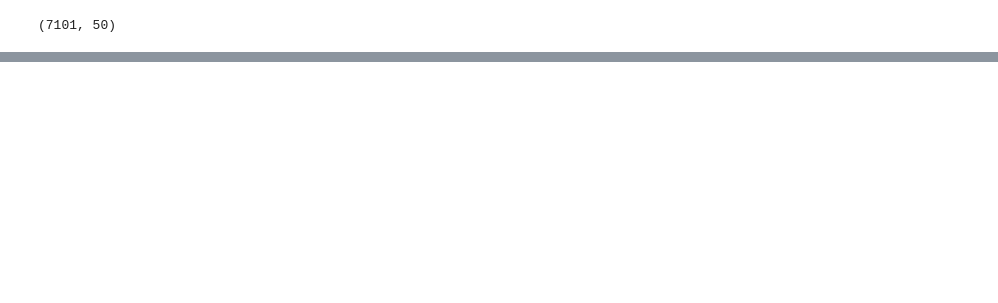
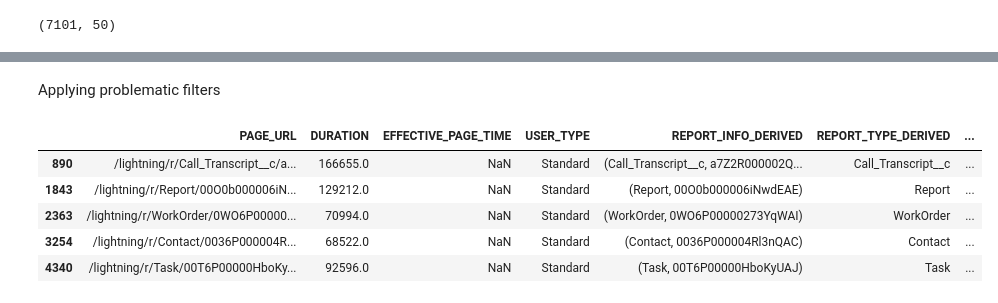
Before and after one commit to dell-splab/lightning-analysis, a Jupyter notebook: 1.4 What kind of users are running these reports.ipynb, the cells around one changed output, grey strips where cells are left out. Saved outputs shown, nothing was run; the diff lists cells and outputs as text; code cells hidden in the pictures; blank space fills up the shorter version.

```diff
--- a/1.4 What kind of users are running these reports.ipynb
+++ b/1.4 What kind of users are running these reports.ipynb
@@ -34,0 +47,2 @@ active_reports.shape
+# %%
+pageview_ept['REPORT_ID_DERIVED'] = pageview_ept.REPORT_INFO_DERIVED.str[1]
@@ -34,0 +52,2 @@ active_reports.shape
+# %% [markdown]
+Applying problematic filters
@@ -34,0 +58,9 @@ active_reports.shape
+# %%
+pageview_ept.head()
+# %% [output]
+|  | PAGE_URL | DURATION | EFFECTIVE_PAGE_TIME | USER_TYPE | REPORT_INFO_DERIVED | REPORT_TYPE_DERIVED | ... |
+| 890 | /lightning/r/Call_Transcript__c/a... | 166655.0 | NaN | Standard | (Call_Transcript__c, a7Z2R000002Q... | Call_Transcript__c | ... |
+| 1843 | /lightning/r/Report/00O0b000006iN... | 129212.0 | NaN | Standard | (Report, 00O0b000006iNwdEAE) | Report | ... |
+| 2363 | /lightning/r/WorkOrder/0WO6P00000... | 70994.0 | NaN | Standard | (WorkOrder, 0WO6P00000273YqWAI) | WorkOrder | ... |
+| 3254 | /lightning/r/Contact/0036P000004R... | 68522.0 | NaN | Standard | (Contact, 0036P000004Rl3nQAC) | Contact | ... |
+| 4340 | /lightning/r/Task/00T6P00000HboKy... | 92596.0 | NaN | Standard | (Task, 00T6P00000HboKyUAJ) | Task | ... |
```
Also changed, not shown: parts of 44 cells of this notebook.
